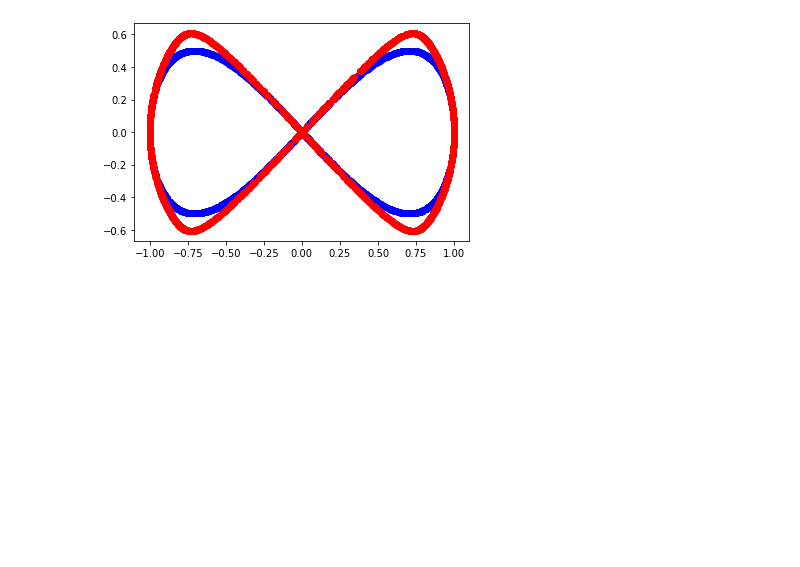
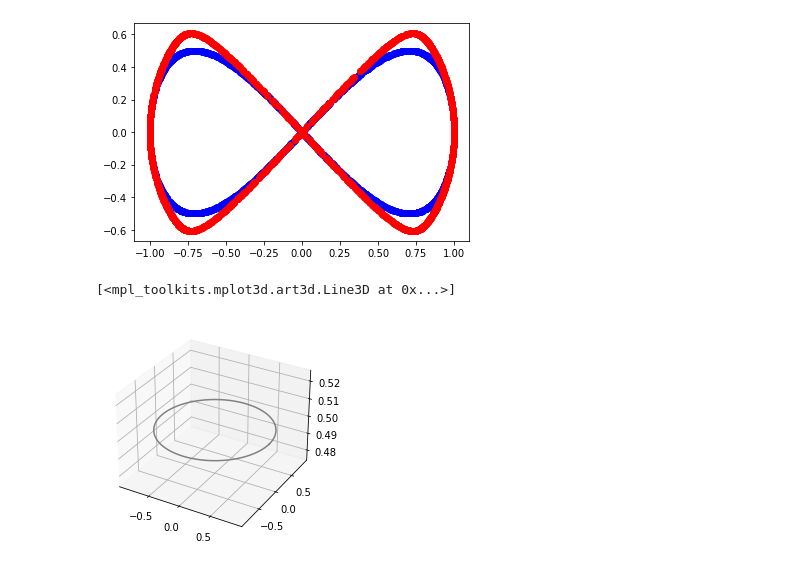
Before and after one commit to vukadinovic936/Grassmannian-Optimization, a Jupyter notebook: SphereMfld/vizFCN.ipynb, the cells around one changed output. Drawn from its saved outputs; the diff is of its cells as text; code cells hidden in the pictures; blank space fills up the shorter version.

Commit message:
some visualizations

```diff
--- a/SphereMfld/vizFCN.ipynb
+++ b/SphereMfld/vizFCN.ipynb
@@ -36,3 +43,16 @@ plt.scatter(f(X,Y)[0],f(X,Y)[1],c='r')
 plt.show()
 # %% [output]
 [figure]
+# %%
+o = np.linspace(0,2*np.pi,1000)
+phi = np.pi/3
+xline = np.sin(phi) * np.cos(o)
+yline = np.sin(o) * np.sin(phi)
+zline = np.cos(phi)
+# %%
+fig = plt.figure()
+ax = plt.axes(projection='3d')
+ax.plot3D(xline, yline, zline, 'gray')
+# %% [output]
+[<mpl_toolkits.mplot3d.art3d.Line3D at 0x...>]
+[figure, added]
```
Also changed, not shown: parts of 6 cells of this notebook, 5 other files.
